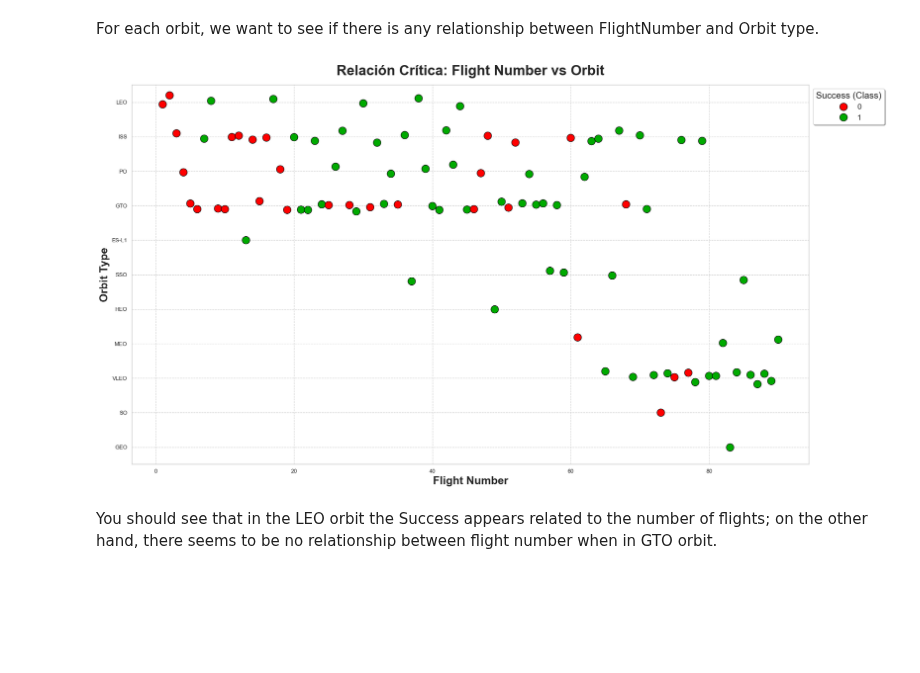
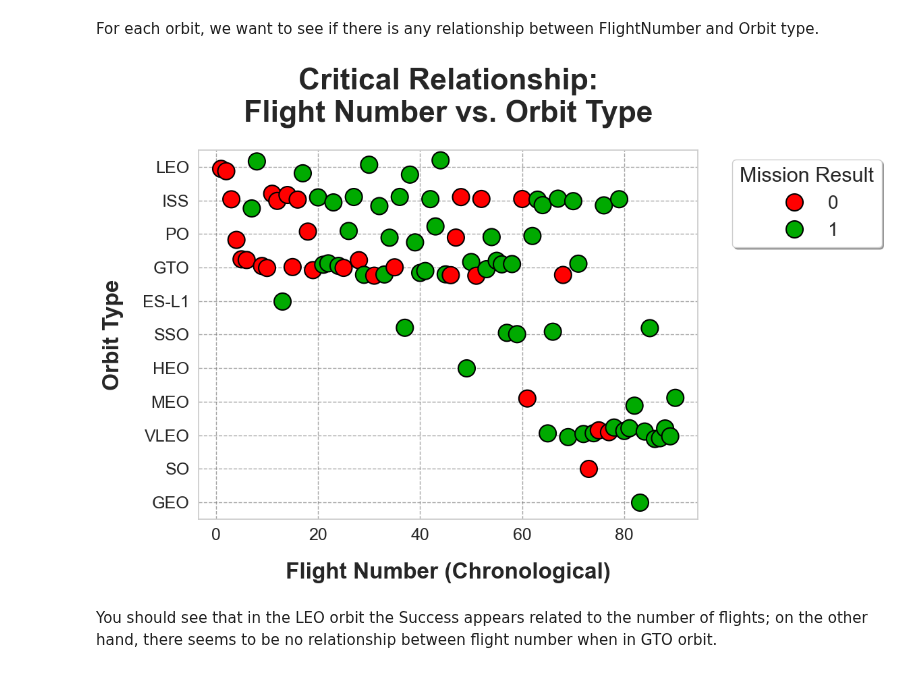
Before and after one commit to Pabloaguaderogar/IBM-Applied-Data-Science-Capstone, a Jupyter notebook: Exploratory_Data/jupyter-labs-eda-dataviz-v2.ipynb, the cells around one changed output. Saved outputs shown, nothing was run; the diff lists cells and outputs as text; code cells hidden in the pictures; blank space fills up the shorter version.

```diff
--- a/Exploratory_Data/jupyter-labs-eda-dataviz-v2.ipynb
+++ b/Exploratory_Data/jupyter-labs-eda-dataviz-v2.ipynb
@@ -217,39 +297,53 @@ For each orbit, we want to see if there is any relationship between FlightNumber
 # %%
 import seaborn as sns
 import matplotlib.pyplot as plt
 
-# 1. Configuración de figura grande y clara
-plt.figure(figsize=(22, 12))
-sns.set_theme(style="whitegrid") # Rejilla limpia
+# 1. Professional Aesthetics Configuration (Presentation Context)
+# Usamos un formato casi cuadrado (14x12) para que destaque en la slide
+plt.figure(figsize=(12, 8))
+sns.set_theme(style="whitegrid")
 
-# 2. Scatter plot con puntos SÓLIDOS y BORDES
-# jitter=0.2 añade un poco de dispersión para que no se pisen
-sns.stripplot(
+# 2. Scatter Plot (Stripplot) with High Contrast & Solid Markers
+# Custom palette: Red for Failure (0), Solid Green for Success (1)
+stripplot = sns.stripplot(
     data=df,
     x="FlightNumber",
     y="Orbit",
     hue="Class",
-    palette={0: "#FF0000", 1: "#00AA00"}, # Rojo puro y Verde sólido para éxito/fallo
-    size=15,           # Puntos grandes
-    jitter=0.2,
-    alpha=1,           # Opacidad TOTAL (fuera el efecto 'flojo')
-    linewidth=1,       # Borde del punto
-    edgecolor="black"  # Contorno negro para máximo contraste
+    palette={0: "#FF0000", 1: "#00AA00"},
+    size=18,           # Large markers for visibility
+    jitter=0.25,       # Slight dispersion to prevent overlap
+    alpha=1.0,         # Full opacity for solid impact
+    linewidth=1.5,     # Black outline for maximum contrast
+    edgecolor="black"
 )
 
-# 3. Etiquetas de alta visibilidad (PEP8)
-plt.title("Relación Crítica: Flight Number vs Orbit", fontsize=28, fontweight='bold', pad=20)
-plt.xlabel("Flight Number", fontsize=22, fontweight='bold')
-plt.ylabel("Orbit Type", fontsize=22, fontweight='bold')
-plt.grid(True, linestyle='--', alpha=0.95)
-# 4. Ajuste de leyenda para que sea legible
-plt.legend(title="Success (Class)", title_fontsize='18', fontsize='15',
-           bbox_to_anchor=(1, 1), loc='upper left', frameon=True, shadow=True)
+# 3. High-Visibility Labeling (English - Professional Standards)
+plt.title("Critical Relationship:\nFlight Number vs. Orbit Type",
+          fontsize=32, fontweight='bold', pad=30)
+plt.xlabel("Flight Number (Chronological)", fontsize=24, fontweight='bold', labelpad=20)
+plt.ylabel("Orbit Type", fontsize=24, fontweight='bold', labelpad=20)
+
+# 4. Enhanced Grid for Data Alignment
+plt.grid(True, linestyle='--', alpha=0.7, color='gray')
+plt.xticks(fontsize=18)
+plt.yticks(fontsize=18)
+
+# 5. Professional Legend Management
+plt.legend(
+    title="Mission Result",
+    title_fontsize='22',
+    fontsize='20',
+    bbox_to_anchor=(1.05, 1),
+    loc='upper left',
+    frameon=True,
+    shadow=True
+)
 
 plt.tight_layout()
 plt.show()
 # %% [output]
-[figure, old version]
+[figure, new version]
 # %% [markdown]
 You should see that in the LEO orbit the Success appears related to the number of flights; on the other hand, there seems to be no relationship between flight number when in GTO orbit.
 # %% [markdown]
```
Also changed, not shown: parts of 9 cells of this notebook, 5 other files.
